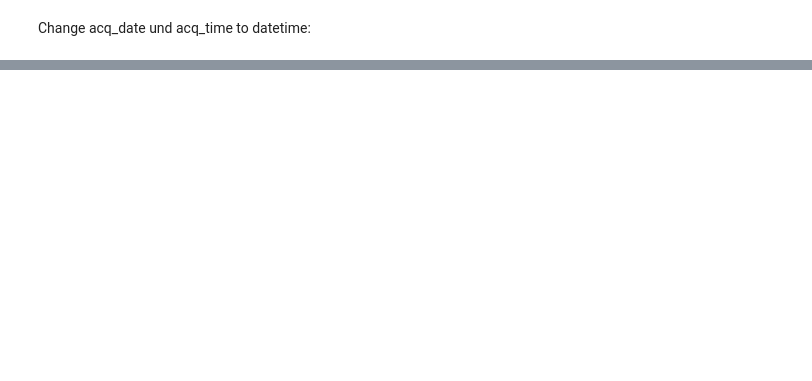
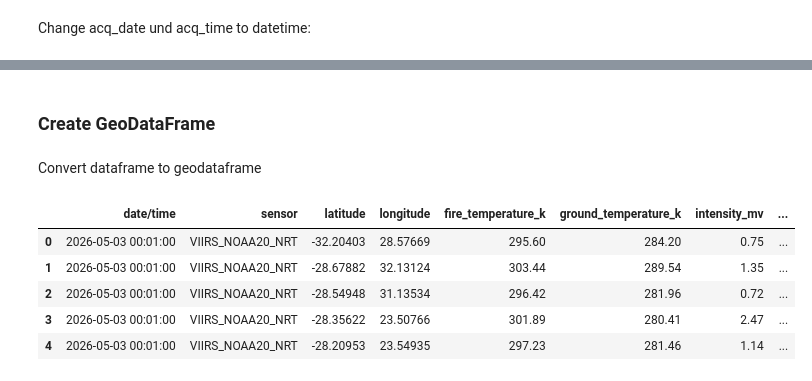
Before and after one commit to Goldmandli/Project_GEO876, a Jupyter notebook: notebooks/Project_Notebook.ipynb, the cells around one changed output, grey strips where cells are left out. Saved outputs shown, nothing was run; the diff lists cells and outputs as text; code cells hidden in the pictures; blank space fills up the shorter version.

```diff
--- a/notebooks/Project_Notebook.ipynb
+++ b/notebooks/Project_Notebook.ipynb
@@ -156,0 +188,19 @@ print(df_viirs[["acq_datetime"]].tail())
+# %% [markdown]
+### Create GeoDataFrame
+# %% [markdown]
+Convert dataframe to geodataframe
+# %%
+gdf_viirs = gpd.GeoDataFrame(
+    df_viirs_fin,
+    geometry=gpd.points_from_xy(df_viirs_fin.longitude, df_viirs_fin.latitude),
+    crs="EPSG:4326"  # WGS84
+)
+
+display(gdf_viirs.head())
+# %% [output]
+|  | date/time | sensor | latitude | longitude | fire_temperature_k | ground_temperature_k | intensity_mv | ... |
+| 0 | 2026-05-03 00:01:00 | VIIRS_NOAA20_NRT | -32.20403 | 28.57669 | 295.60 | 284.20 | 0.75 | ... |
+| 1 | 2026-05-03 00:01:00 | VIIRS_NOAA20_NRT | -28.67882 | 32.13124 | 303.44 | 289.54 | 1.35 | ... |
+| 2 | 2026-05-03 00:01:00 | VIIRS_NOAA20_NRT | -28.54948 | 31.13534 | 296.42 | 281.96 | 0.72 | ... |
+| 3 | 2026-05-03 00:01:00 | VIIRS_NOAA20_NRT | -28.35622 | 23.50766 | 301.89 | 280.41 | 2.47 | ... |
+| 4 | 2026-05-03 00:01:00 | VIIRS_NOAA20_NRT | -28.20953 | 23.54935 | 297.23 | 281.46 | 1.14 | ... |
```
Also changed, not shown: parts of 15 cells of this notebook.
